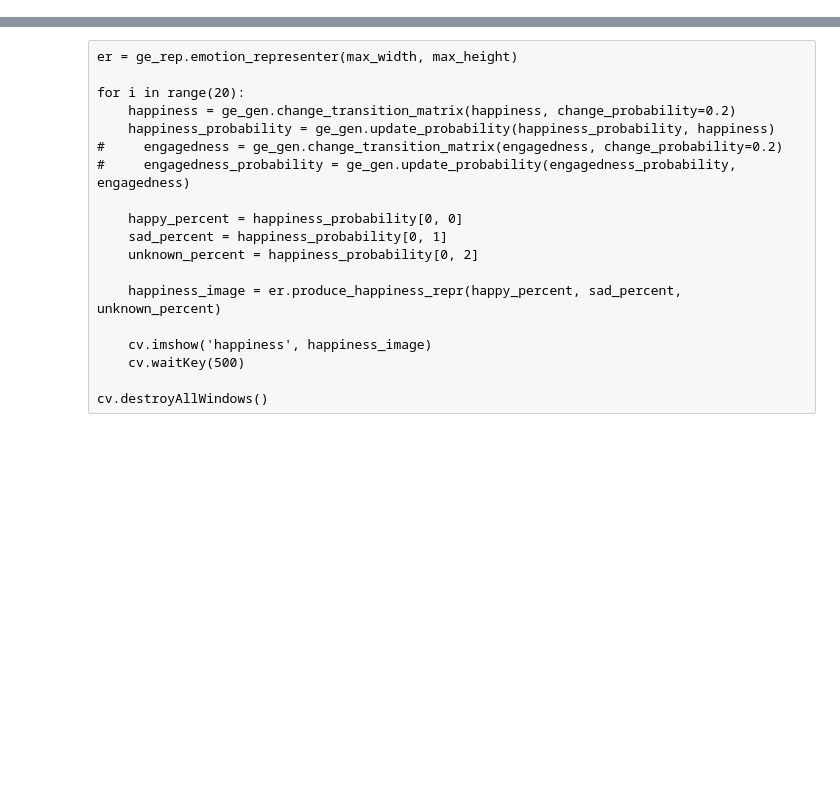
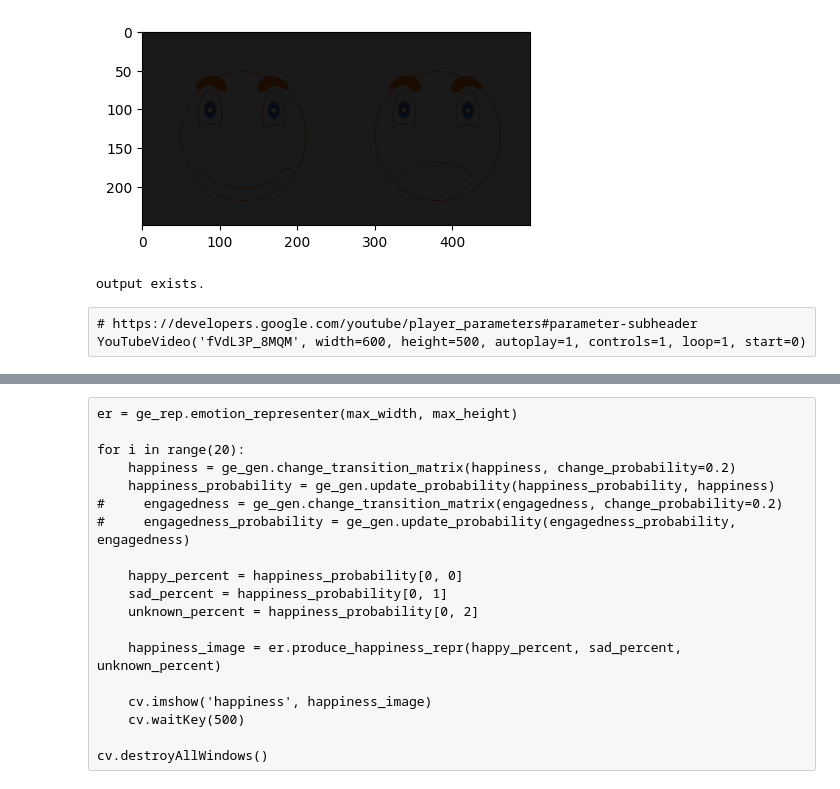
Before and after one commit to Norlez/Group-Emotion-Representation, a Jupyter notebook: representer.ipynb, the cells around one changed output, grey strips where cells are left out. Saved outputs shown, nothing was run; the diff lists cells and outputs as text; code cells hidden in the pictures; blank space fills up the shorter version.

```diff
--- a/representer.ipynb
+++ b/representer.ipynb
@@ -106,0 +71,46 @@ HTML(ani.to_html5_video())
+# %%
+er = ge_rep.emotion_representer(500, 500, 'happy.jpg', 'sad.jpg')
+happyness_image = er.get_repr(5, 5, 90)
+# happyness_image = er.get_repr(40, 40, 20)
+ge_rep.display_image(happyness_image, figsize=(5, 4))
+# %% [output]
+[figure, added]
+# %%
+er = ge_rep.emotion_representer(max_width, max_height, 'happy.jpg', 'sad.jpg')
+
+img = [] # some array of images
+frames = [] # for storing the generated images
+
+fig = plt.figure(figsize=(10, 10), dpi= 100, facecolor='w', edgecolor='k')
+plt.title('happiness')
+
+for i in range(20):
+    happiness = ge_gen.change_transition_matrix(happiness, change_probability=0.5)
+    happiness_probability = ge_gen.update_probability(happiness_probability, happiness)
+#     engagedness = ge_gen.change_transition_matrix(engagedness, change_probability=0.2)
+#     engagedness_probability = ge_gen.update_probability(engagedness_probability, engagedness)
+
+    happy_percent = happiness_probability[0, 0]
+    sad_percent = happiness_probability[0, 1]
+    unknown_percent = happiness_probability[0, 2]
+
+    happiness_image = er.get_repr(happy_percent, sad_percent, unknown_percent)
+
+    happiness_image = happiness_image.astype('float32') * 255
+#     frames.append([plt.imshow(happiness_image, cmap=cm.Greys_r, animated=True)])
+    frames.append([plt.imshow(cv.cvtColor(happiness_image, cv.COLOR_BGRA2RGB).astype('uint8'), cmap=cm.Greys_r, animated=True)])
+
+
+ani = animation.ArtistAnimation(fig, frames, interval=500, blit=True, repeat_delay=1000)
+plt.axis('off')
+plt.close()
+try:
+    os.mkdir('output')
+except FileExistsError:
+    print('output exists.')
+ani.save('output/movie.mp4')
+# %% [output]
+output exists.
+# %% [raw]
+# https://developers.google.com/youtube/player_parameters#parameter-subheader
+YouTubeVideo('fVdL3P_8MQM', width=600, height=500, autoplay=1, controls=1, loop=1, start=0)
```
Also changed, not shown: parts of 7 cells of this notebook, 1 other file.
